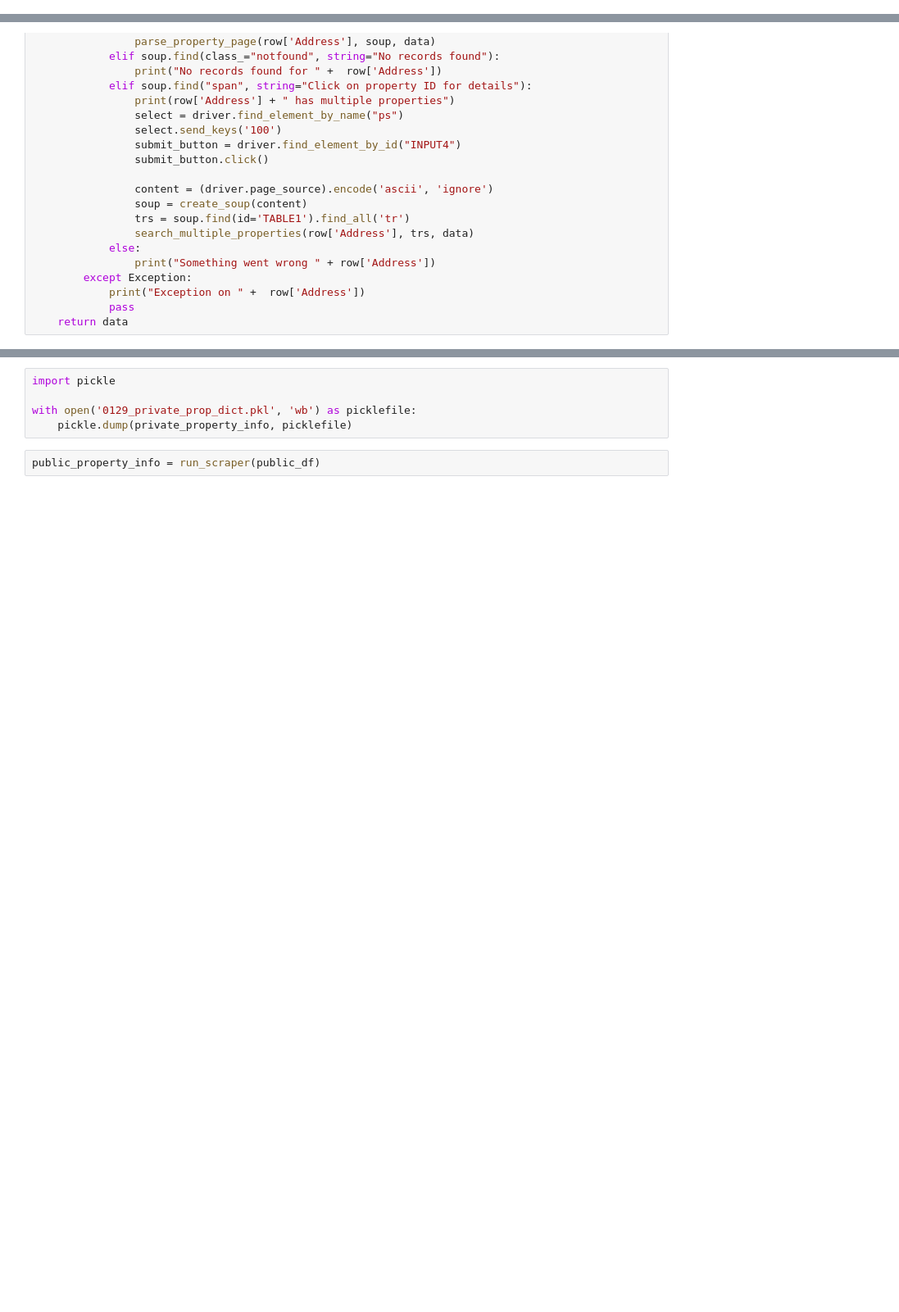
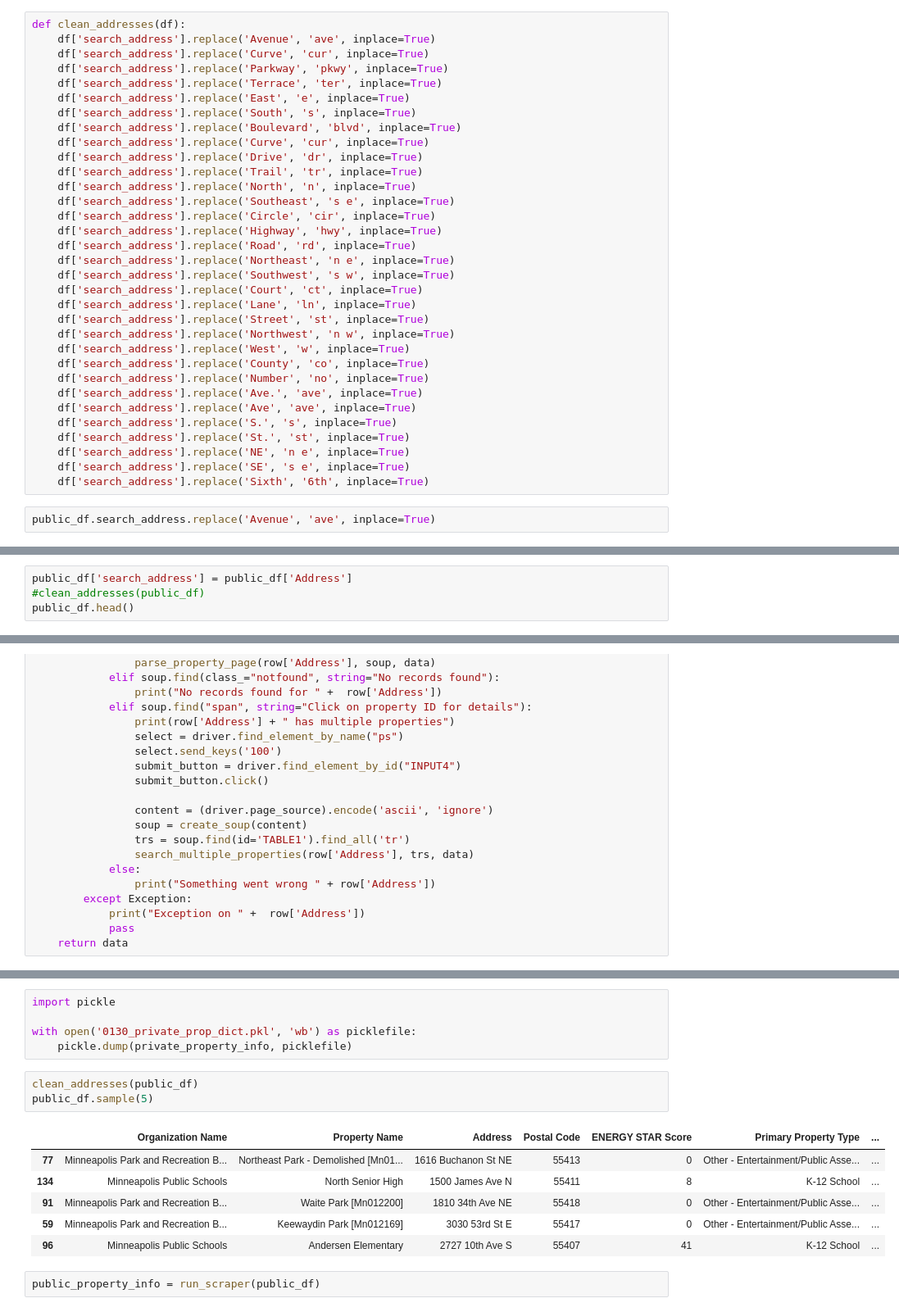
Before and after one commit to rosiehoyem/metis-projects, a Jupyter notebook: luther/notebooks/Property Scrape.ipynb, the cells around one changed output, grey strips where cells are left out. Shown at 82% size. Saved outputs shown, nothing was run; the diff lists cells and outputs as text; blank space fills up the shorter version.

```diff
--- a/luther/notebooks/Property Scrape.ipynb
+++ b/luther/notebooks/Property Scrape.ipynb
@@ -38,0 +72,35 @@ public_df.head()
+# %%
+def clean_addresses(df):
+    df['search_address'].replace('Avenue', 'ave', inplace=True)
+    df['search_address'].replace('Curve', 'cur', inplace=True)
+    df['search_address'].replace('Parkway', 'pkwy', inplace=True)
+    df['search_address'].replace('Terrace', 'ter', inplace=True)
+    df['search_address'].replace('East', 'e', inplace=True)
+    df['search_address'].replace('South', 's', inplace=True)
+    df['search_address'].replace('Boulevard', 'blvd', inplace=True)
+    df['search_address'].replace('Curve', 'cur', inplace=True)
+    df['search_address'].replace('Drive', 'dr', inplace=True)
+    df['search_address'].replace('Trail', 'tr', inplace=True)
+    df['search_address'].replace('North', 'n', inplace=True)
+    df['search_address'].replace('Southeast', 's e', inplace=True)
+    df['search_address'].replace('Circle', 'cir', inplace=True)
+    df['search_address'].replace('Highway', 'hwy', inplace=True)
+    df['search_address'].replace('Road', 'rd', inplace=True)
+    df['search_address'].replace('Northeast', 'n e', inplace=True)
+    df['search_address'].replace('Southwest', 's w', inplace=True)
+    df['search_address'].replace('Court', 'ct', inplace=True)
+    df['search_address'].replace('Lane', 'ln', inplace=True)
+    df['search_address'].replace('Street', 'st', inplace=True)
+    df['search_address'].replace('Northwest', 'n w', inplace=True)
+    df['search_address'].replace('West', 'w', inplace=True)
+    df['search_address'].replace('County', 'co', inplace=True)
+    df['search_address'].replace('Number', 'no', inplace=True)
+    df['search_address'].replace('Ave.', 'ave', inplace=True)
+    df['search_address'].replace('Ave', 'ave', inplace=True)
+    df['search_address'].replace('S.', 's', inplace=True)
+    df['search_address'].replace('St.', 'st', inplace=True)
+    df['search_address'].replace('NE', 'n e', inplace=True)
+    df['search_address'].replace('SE', 's e', inplace=True)
+    df['search_address'].replace('Sixth', '6th', inplace=True)
+# %%
+public_df.search_address.replace('Avenue', 'ave', inplace=True)
@@ -38,0 +116,4 @@ public_df.head()
+# %%
+public_df['search_address'] = public_df['Address']
+#clean_addresses(public_df)
+public_df.head()
@@ -210,8 +305,18 @@ KeyboardInterrupt:
 # %%
 import pickle
 
-with open('0129_private_prop_dict.pkl', 'wb') as picklefile:
+with open('0130_private_prop_dict.pkl', 'wb') as picklefile:
     pickle.dump(private_property_info, picklefile)
+# %%
+clean_addresses(public_df)
+public_df.sample(5)
+# %% [output]
+|  | Organization Name | Property Name | Address | Postal Code | ENERGY STAR Score | Primary Property Type | ... |
+| 77 | Minneapolis Park and Recreation B... | Northeast Park - Demolished [Mn01... | 1616 Buchanon St NE | 55413 | 0 | Other - Entertainment/Public Asse... | ... |
+| 134 | Minneapolis Public Schools | North Senior High | 1500 James Ave N | 55411 | 8 | K-12 School | ... |
+| 91 | Minneapolis Park and Recreation B... | Waite Park [Mn012200] | 1810 34th Ave NE | 55418 | 0 | Other - Entertainment/Public Asse... | ... |
+| 59 | Minneapolis Park and Recreation B... | Keewaydin Park [Mn012169] | 3030 53rd St E | 55417 | 0 | Other - Entertainment/Public Asse... | ... |
+| 96 | Minneapolis Public Schools | Andersen Elementary | 2727 10th Ave S | 55407 | 41 | K-12 School | ... |
 # %%
 public_property_info = run_scraper(public_df)
 # %%
```
Also changed, not shown: parts of 9 cells of this notebook, 4 other files.
